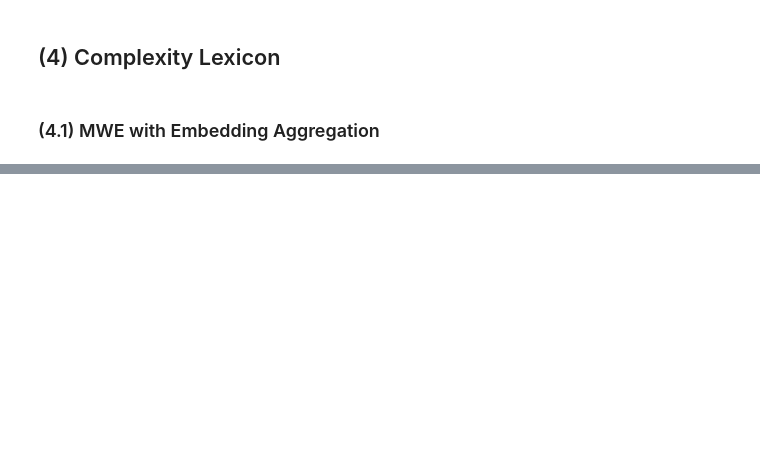
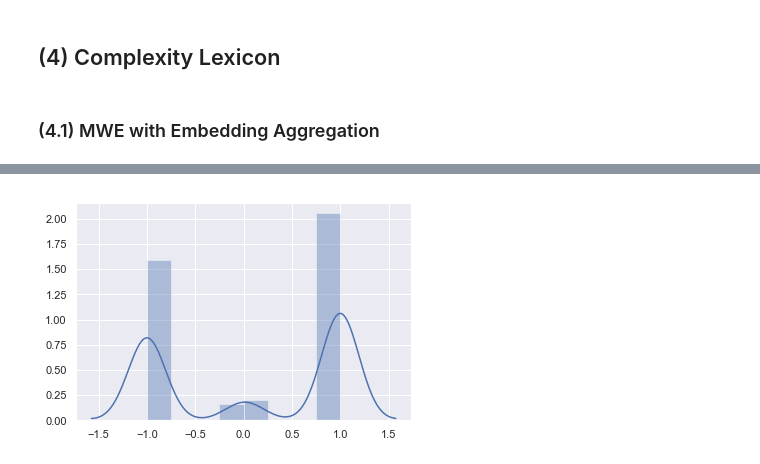
Before and after one commit to kristiankolthoff/CoWoPhId, a Jupyter notebook: python/complexity_lexicon.ipynb, the cells around one changed output, grey strips where cells are left out. Saved outputs shown, nothing was run; the diff lists cells and outputs as text; code cells hidden in the pictures; blank space fills up the shorter version.

```diff
--- a/python/complexity_lexicon.ipynb
+++ b/python/complexity_lexicon.ipynb
@@ -619,0 +971,10 @@ ipdb> score
+# %%
+import seaborn as sns, numpy as np
+import matplotlib.pyplot as plt
+sns.set(style="darkgrid")
+np.random.seed(0)
+x = np.array([score for word, score in lexicon.items()])
+ax = sns.distplot(x)
+plt.show(ax)
+# %% [output]
+[figure, added]
```
Also changed, not shown: parts of 34 cells of this notebook.
